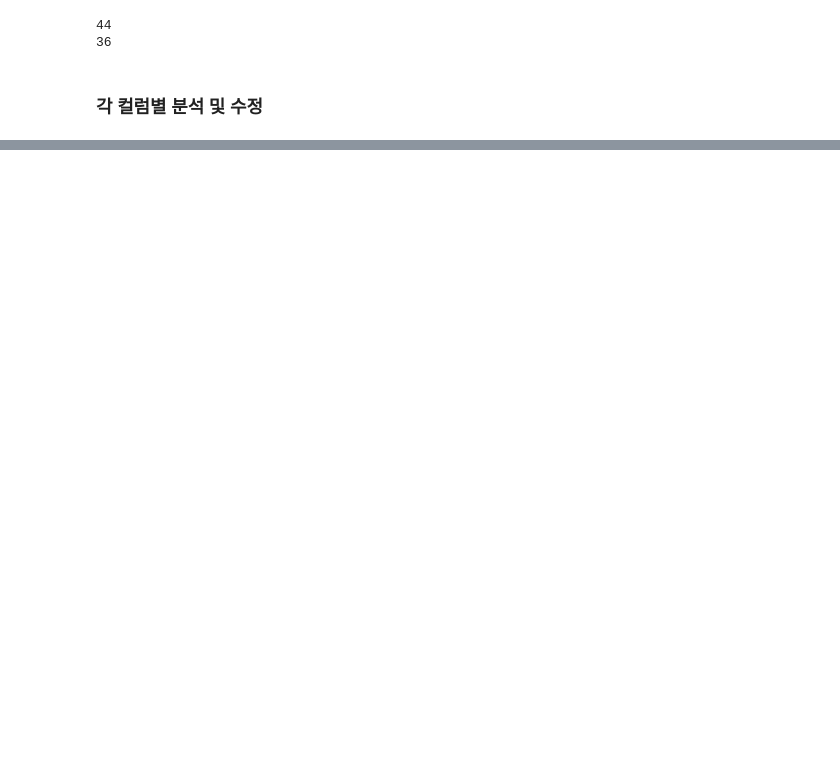
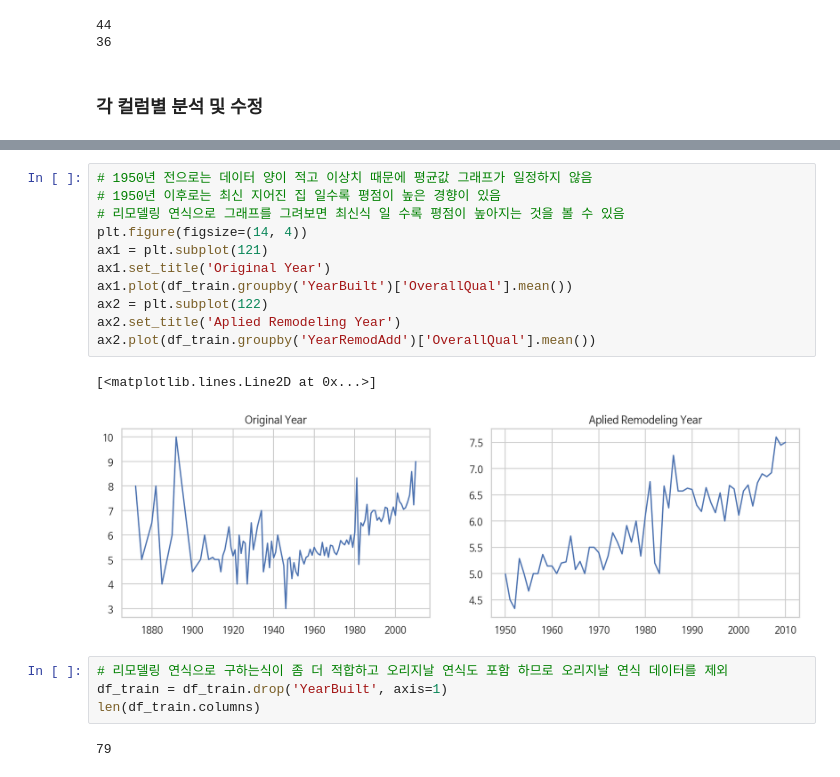
Before and after one commit to lim800/DoNotUse, a Jupyter notebook: SemiProject/houseplrices/jjlim.ipynb, the cells around one changed output, grey strips where cells are left out. Cells and saved outputs as stored; diff of their text form; blank space fills up the shorter version.

```diff
--- a/SemiProject/houseplrices/jjlim.ipynb
+++ b/SemiProject/houseplrices/jjlim.ipynb
@@ -864,0 +937,20 @@ df_train[col_quan]
+# %%
+# 1950년 전으로는 데이터 양이 적고 이상치 때문에 평균값 그래프가 일정하지 않음
+# 1950년 이후로는 최신 지어진 집 일수록 평점이 높은 경향이 있음
+# 리모델링 연식으로 그래프를 그려보면 최신식 일 수록 평점이 높아지는 것을 볼 수 있음
+plt.figure(figsize=(14, 4))
+ax1 = plt.subplot(121)
+ax1.set_title('Original Year')
+ax1.plot(df_train.groupby('YearBuilt')['OverallQual'].mean())
+ax2 = plt.subplot(122)
+ax2.set_title('Aplied Remodeling Year')
+ax2.plot(df_train.groupby('YearRemodAdd')['OverallQual'].mean())
+# %% [output]
+[<matplotlib.lines.Line2D at 0x...>]
+[figure, added]
+# %%
+# 리모델링 연식으로 구하는식이 좀 더 적합하고 오리지날 연식도 포함 하므로 오리지날 연식 데이터를 제외
+df_train = df_train.drop('YearBuilt', axis=1)
+len(df_train.columns)
+# %% [output]
+79
```
Also changed, not shown: parts of 53 cells of this notebook.
